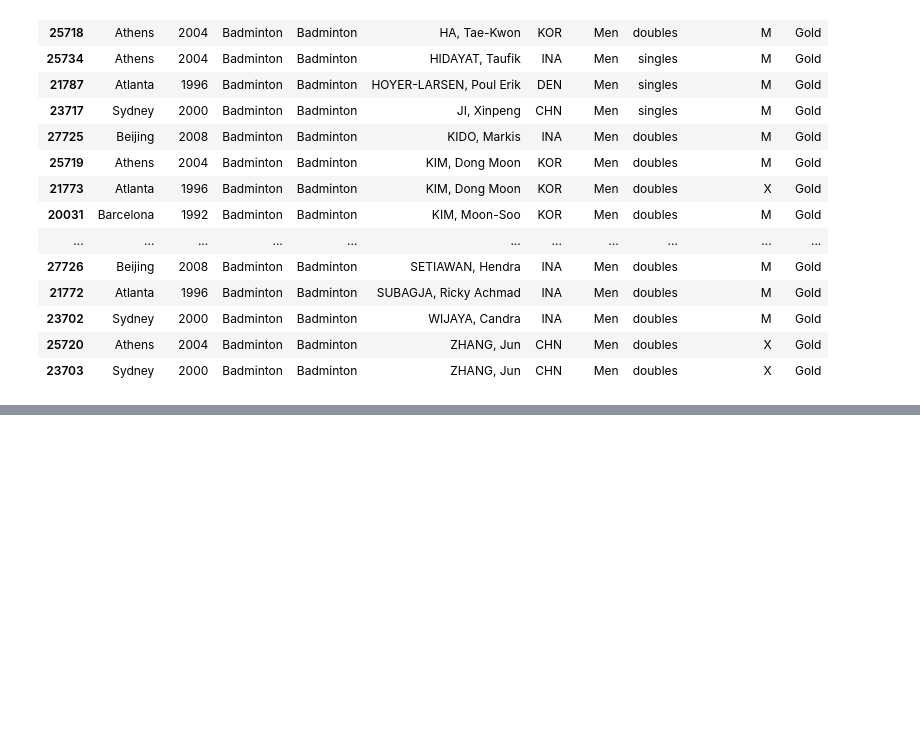
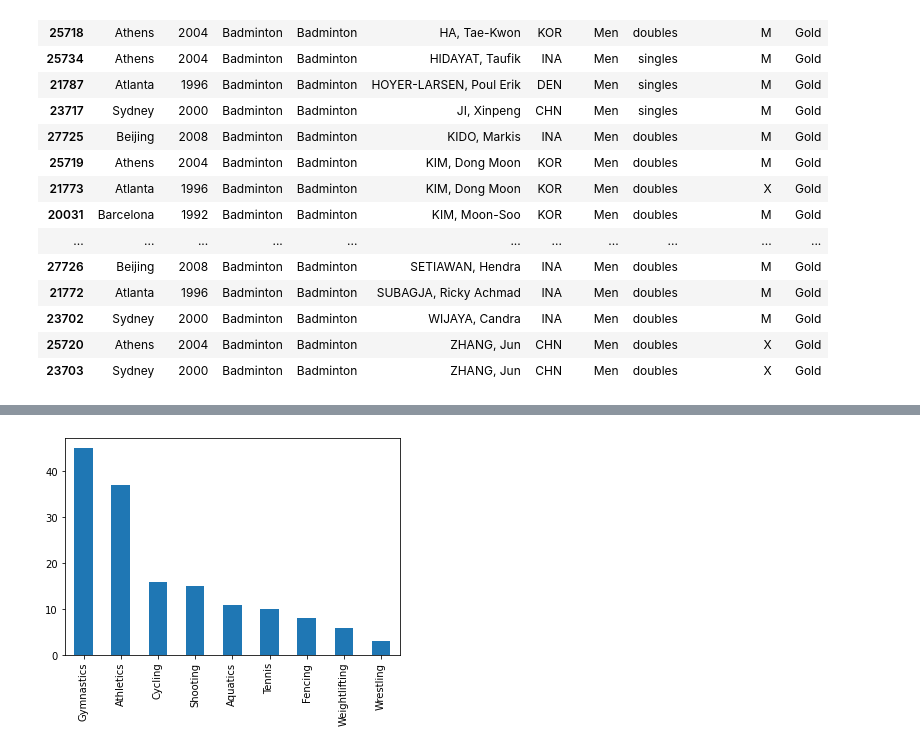
Before and after one commit to theSohanur/pandas-essential, a Jupyter notebook: pandas.notebook.ipynb, the cells around one changed output, grey strips where cells are left out. Drawn from its saved outputs; the diff is of its cells as text; code cells hidden in the pictures; blank space fills up the shorter version.

```diff
--- a/pandas.notebook.ipynb
+++ b/pandas.notebook.ipynb
@@ -608,0 +657,4 @@ goldmedal.sort_values(by = 'Athlete')
+# %%
+fo.Sport.value_counts().plot(kind = 'bar');
+# %% [output]
+[figure, added]
```
Also changed, not shown: parts of 20 cells of this notebook.
